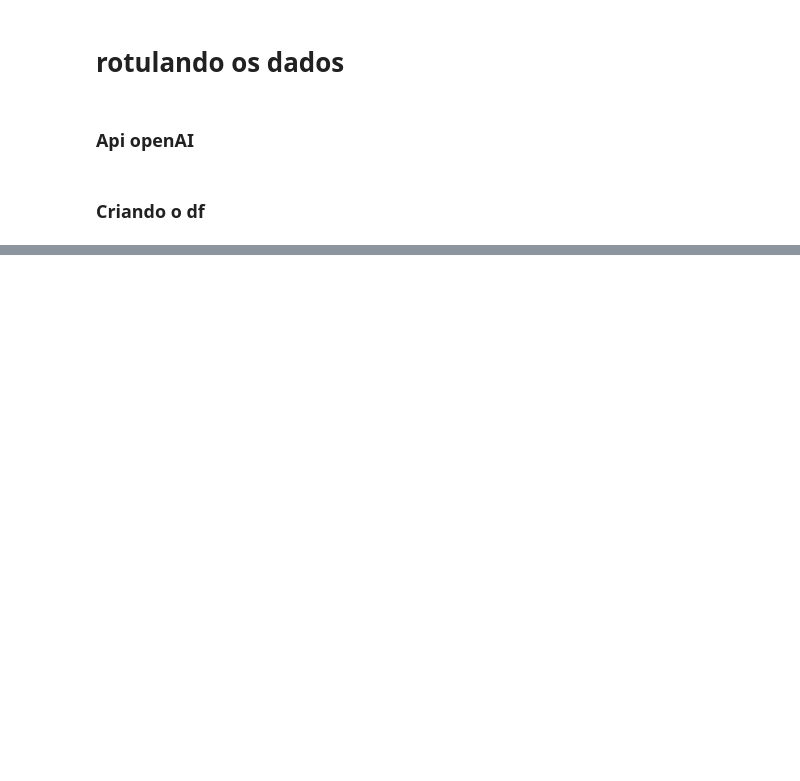
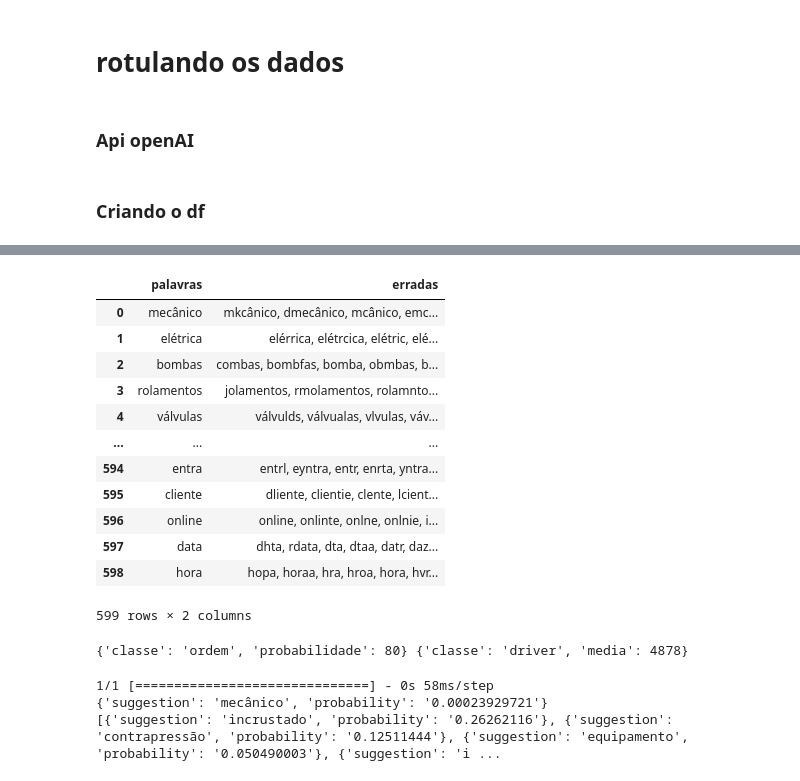
Before and after one commit to HerikMuller2002/ChatbotSemeq, a Jupyter notebook: Untitled.ipynb, the cells around one changed output, grey strips where cells are left out. Cells and saved outputs as stored; diff of their text form; code cells hidden in the pictures; blank space fills up the shorter version.

```diff
--- a/Untitled.ipynb
+++ b/Untitled.ipynb
@@ -136,0 +214,3 @@ for i in lista:
+# %%
+import pandas as pd
+df_erradas = pd.read_excel('palavras_erradas.xlsx')
@@ -136,0 +291,40 @@ for i in lista:
+# %%
+df = df_erradas.drop('Unnamed: 0', axis=1)
+df
+# %% [output]
+|  | palavras | erradas |
+| 0 | mecânico | mkcânico, dmecânico, mcânico, emc... |
+| 1 | elétrica | elérrica, elétrcica, elétric, elé... |
+| 2 | bombas | combas, bombfas, bomba, obmbas, b... |
+| 3 | rolamentos | jolamentos, rmolamentos, rolamnto... |
+| 4 | válvulas | válvulds, válvualas, vlvulas, váv... |
+| ... | ... | ... |
+| 594 | entra | entrl, eyntra, entr, enrta, yntra... |
+| 595 | cliente | dliente, clientie, clente, lcient... |
+| 596 | online | online, onlinte, onlne, onlnie, i... |
+| 597 | data | dhta, rdata, dta, dtaa, datr, daz... |
+| 598 | hora | hopa, horaa, hra, hroa, hora, hvr... |
+599 rows × 2 columns
+# %%
+a,b = encontrar_classe('mder',df)
+print(a,b)
+# %% [output]
+{'classe': 'ordem', 'probabilidade': 80} {'classe': 'driver', 'media': 4878}
+# %%
+response = class_prediction('mkcanico')
+classe = []
+for i in response:
+    if i['suggestion'] == 'mecânico':
+        print(i)
+    if float(i['probability']) > 0.5:
+        classe.append(i)
+    else:
+        pass
+if len(classe) > 0:
+    print(classe)
+else:
+    print(response)
+# %% [output]
+1/1 [==============================] - 0s 58ms/step
+{'suggestion': 'mecânico', 'probability': '0.00023929721'}
+[{'suggestion': 'incrustado', 'probability': '0.26262116'}, {'suggestion': 'contrapressão', 'probability': '0.12511444'}, {'suggestion': 'equipamento', 'probability': '0.050490003'}, {'suggestion': 'i ...
```
Also changed, not shown: parts of 9 cells of this notebook, 4 other files.
